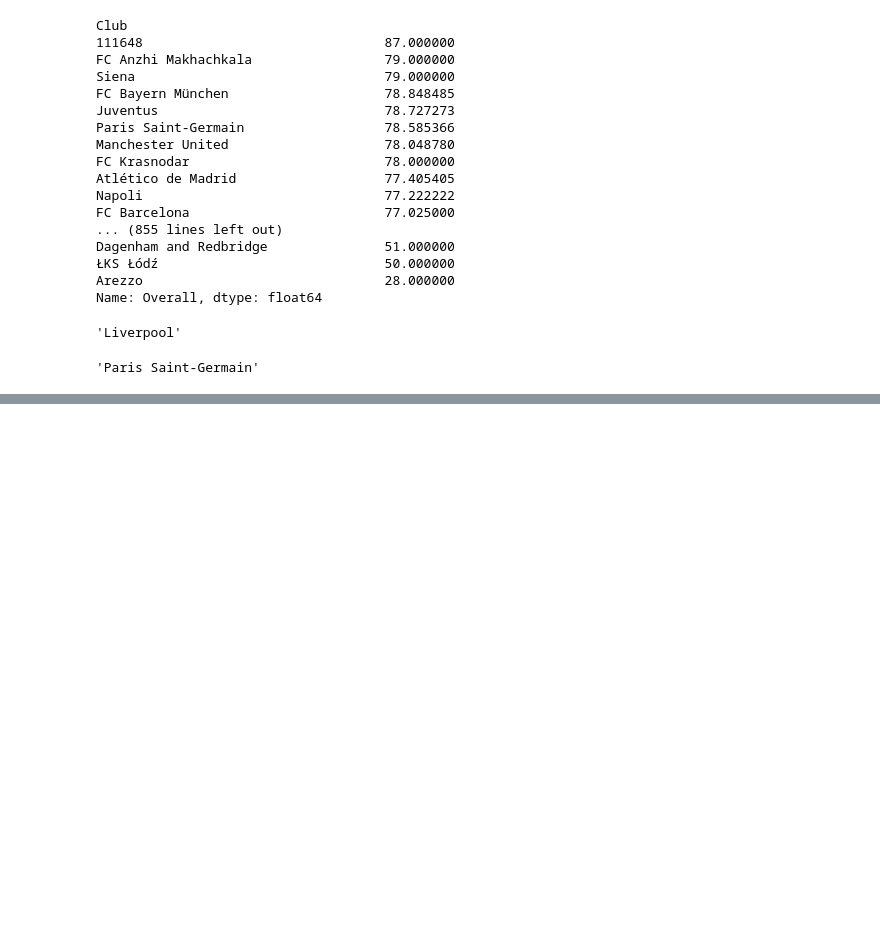
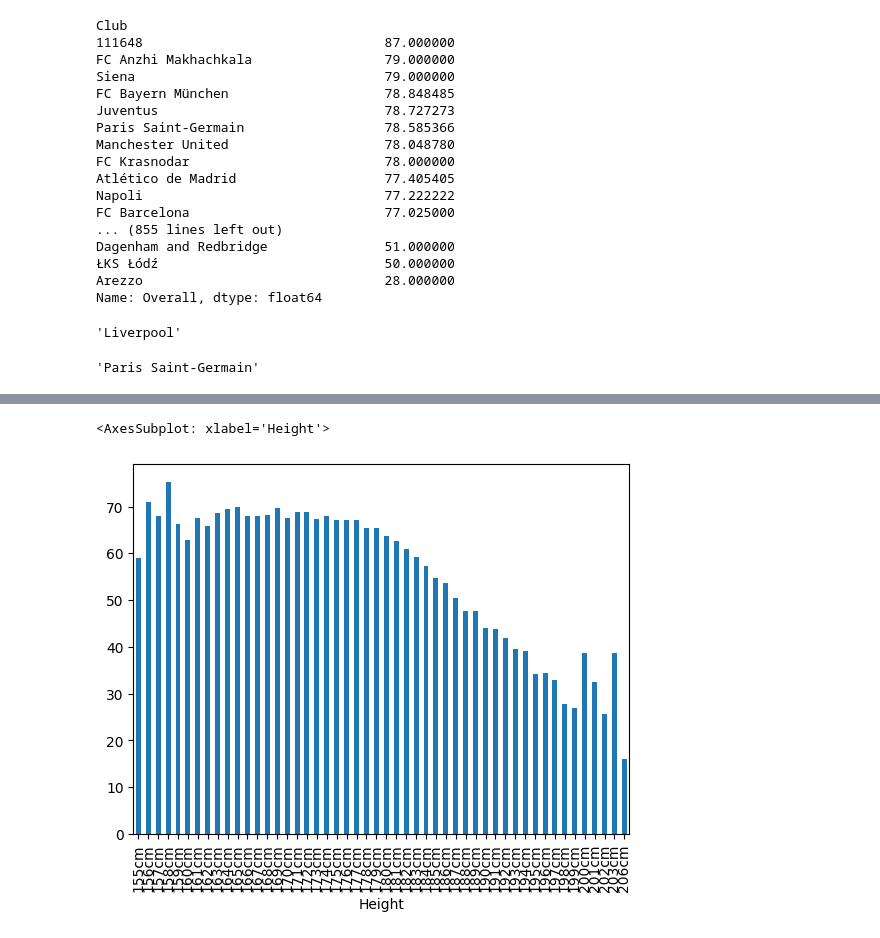
Before and after one commit to OsvaldoR02/HTH_Fall_Program, a Jupyter notebook: Finding-an-Interesting-Dataset-OsvaldoR1/Fifa.ipynb, the cells around one changed output, grey strips where cells are left out. Saved outputs shown, nothing was run; the diff lists cells and outputs as text; code cells hidden in the pictures; blank space fills up the shorter version.

```diff
--- a/Finding-an-Interesting-Dataset-OsvaldoR1/Fifa.ipynb
+++ b/Finding-an-Interesting-Dataset-OsvaldoR1/Fifa.ipynb
@@ -92,0 +89,8 @@ most_players_with_high_rating
+# %%
+##Does a player's height affect his ball control?
+height_groups = fifa.groupby('Height')['Dribbling'].mean()
+
+height_groups.plot(kind='bar')
+# %% [output]
+<AxesSubplot: xlabel='Height'>
+[figure, added]
```
Also changed, not shown: parts of 3 cells of this notebook.
